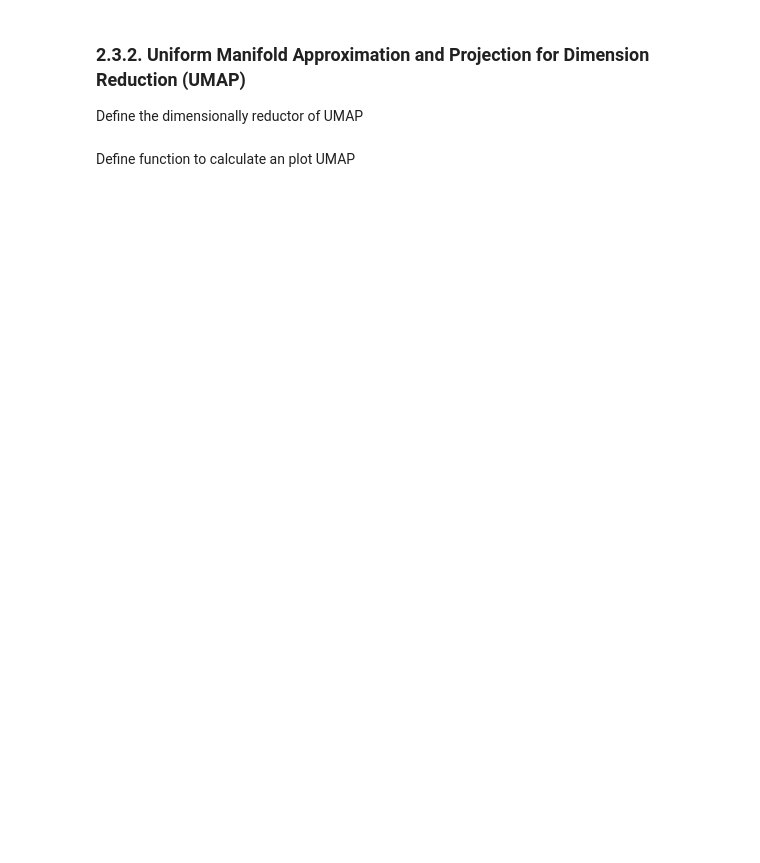
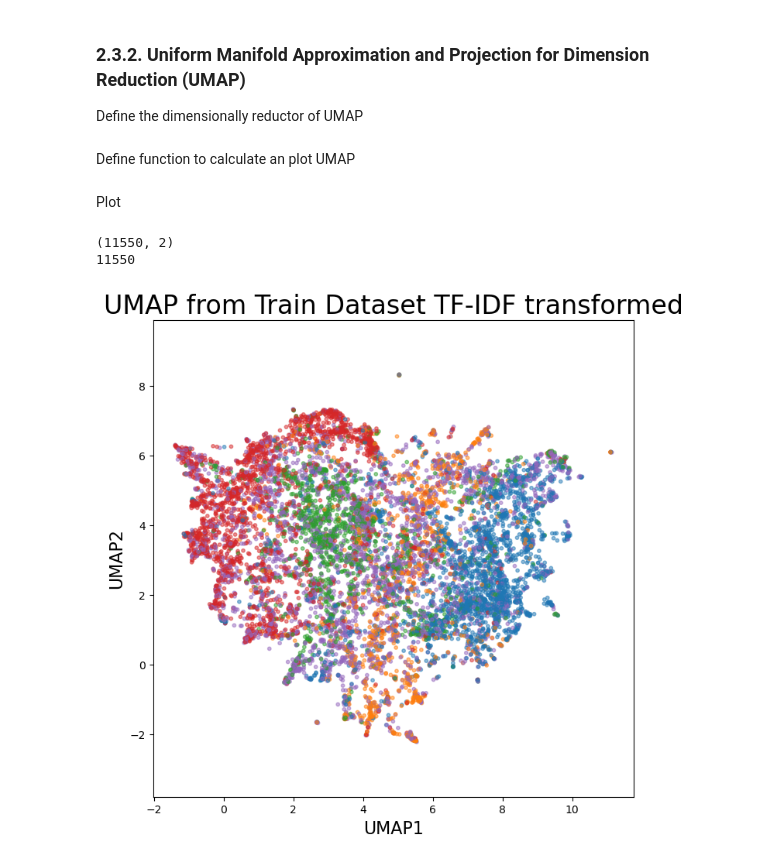
Before and after one commit to drojasca98/Medical-Text-Classification, a Jupyter notebook: python/1_data_exploration.ipynb, the cells around one changed output. Drawn from its saved outputs; the diff is of its cells as text; code cells hidden in the pictures; blank space fills up the shorter version.

Commit message:
Modified the UMAP function. Still needs to be finished

```diff
--- a/python/1_data_exploration.ipynb
+++ b/python/1_data_exploration.ipynb
@@ -643,9 +643,52 @@ reducer = umap.UMAP()
 # %% [markdown]
 Define function to calculate an plot UMAP
 # %%
-def umap_an_plot(data_vec, condition_name, dataset_type, title):
+import matplotlib.pyplot as plt
+from umap import UMAP
+
+def umap_and_plot(data_vec, condition_name, dataset_type, title):
+    # Initialize the UMAP reducer
+    # reducer = UMAP(n_neighbors = 75, min_dist = 0.1, metric = "euclidean")
 
     # Calculate embeddings
     embedding = reducer.fit_transform(data_vec)
 
+    # Show embedding shape
+    print(embedding.shape)
+
+    # Define a color palette for the conditions
+    palette = {
+        "neoplasms": "#1f77b4",
+        "digestive system diseases": "#ff7f0e",
+        "nervous system diseases": "#2ca02c",
+        "cardiovascular diseases": "#d62728",
+        "general pathological conditions": "#9467bd"
+    }
+
+    # Map conditions to colors
+    condition_colors = [palette[condition] for condition in condition_name]
+    print(len(condition_colors))
+
     # Plot
+    plt.figure(figsize=(8, 8))
+    plt.scatter(
+        embedding[:, 0],
+        embedding[:, 1],
+        c = condition_colors,
+        s = 10,  # Point size
+        alpha = 0.5  # Transparency
+    )
+    plt.gca().set_aspect("equal", "datalim")
+    plt.title(title, fontsize=24)
+    plt.xlabel('UMAP1', fontsize=16)
+    plt.ylabel('UMAP2', fontsize=16)
+    plt.show()
+# %% [markdown]
+Plot
+# %%
+# Train Data TF-IDF transformed
+umap_and_plot(train_lem_vec, train_df["condition_name"], None, "UMAP from Train Dataset TF-IDF transformed")
+# %% [output]
+(11550, 2)
+11550
+[figure, added]
```
Also changed, not shown: parts of 11 cells of this notebook.
